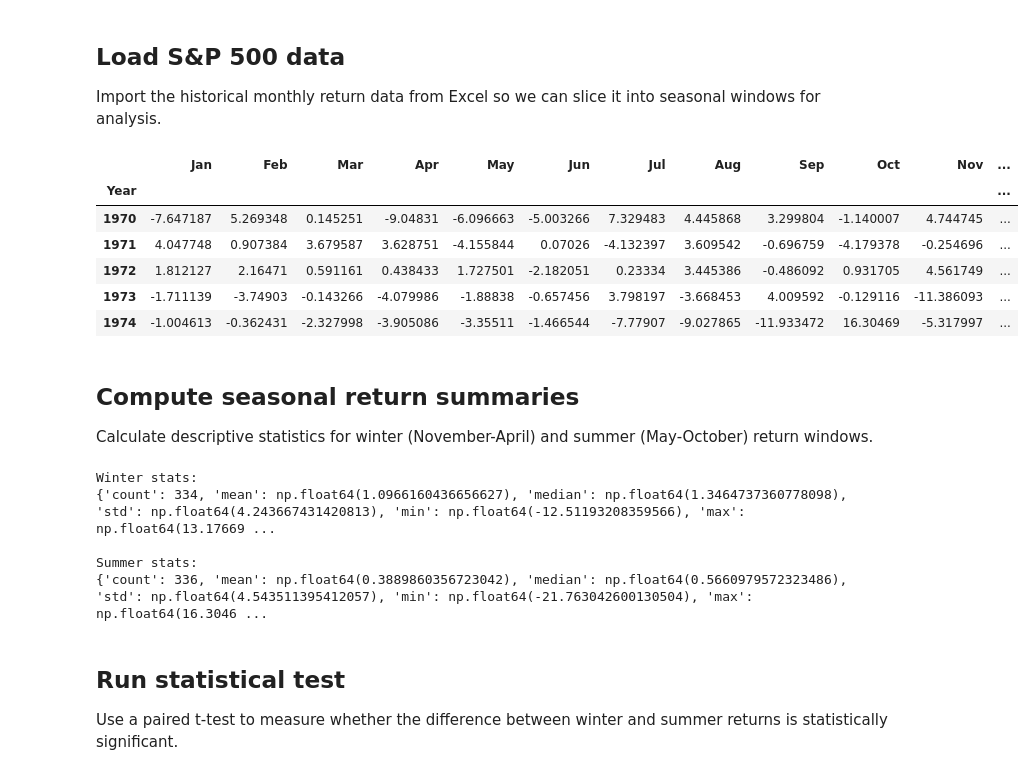
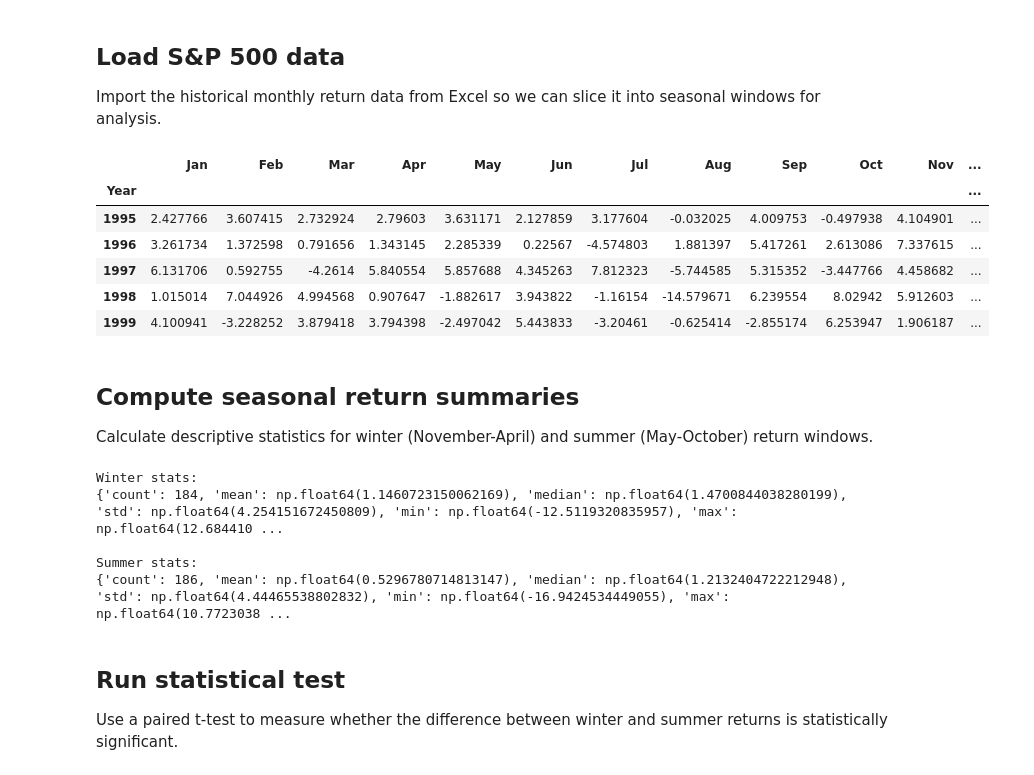
Before and after one commit to reading-stiener/offense-defense-project, a Jupyter notebook: notebooks/01_exploratory_analysis.ipynb, the cells around one changed output. Saved outputs shown, nothing was run; the diff lists cells and outputs as text; code cells hidden in the pictures.

```diff
--- a/notebooks/01_exploratory_analysis.ipynb
+++ b/notebooks/01_exploratory_analysis.ipynb
@@ -23,15 +23,16 @@ Import the historical monthly return data from Excel so we can slice it into sea
 # %%
 file_path = '../data/Seasonal S&P Data as of 11.13.2025 - Abhi.xlsx'
 df_sp500 = load_sector_data(file_path, 'S&P500')
+df_sp500 = df_sp500[df_sp500.index > 1994]
 df_sp500.head()
 # %% [output]
 |  | Jan | Feb | Mar | Apr | May | Jun | Jul | Aug | Sep | Oct | Nov | ... |
 | Year |  |  |  |  |  |  |  |  |  |  |  | ... |
-| 1970 | -7.647187 | 5.269348 | 0.145251 | -9.04831 | -6.096663 | -5.003266 | 7.329483 | 4.445868 | 3.299804 | -1.140007 | 4.744745 | ... |
-| 1971 | 4.047748 | 0.907384 | 3.679587 | 3.628751 | -4.155844 | 0.07026 | -4.132397 | 3.609542 | -0.696759 | -4.179378 | -0.254696 | ... |
-| 1972 | 1.812127 | 2.16471 | 0.591161 | 0.438433 | 1.727501 | -2.182051 | 0.23334 | 3.445386 | -0.486092 | 0.931705 | 4.561749 | ... |
-| 1973 | -1.711139 | -3.74903 | -0.143266 | -4.079986 | -1.88838 | -0.657456 | 3.798197 | -3.668453 | 4.009592 | -0.129116 | -11.386093 | ... |
-| 1974 | -1.004613 | -0.362431 | -2.327998 | -3.905086 | -3.35511 | -1.466544 | -7.77907 | -9.027865 | -11.933472 | 16.30469 | -5.317997 | ... |
+| 1995 | 2.427766 | 3.607415 | 2.732924 | 2.79603 | 3.631171 | 2.127859 | 3.177604 | -0.032025 | 4.009753 | -0.497938 | 4.104901 | ... |
+| 1996 | 3.261734 | 1.372598 | 0.791656 | 1.343145 | 2.285339 | 0.22567 | -4.574803 | 1.881397 | 5.417261 | 2.613086 | 7.337615 | ... |
+| 1997 | 6.131706 | 0.592755 | -4.2614 | 5.840554 | 5.857688 | 4.345263 | 7.812323 | -5.744585 | 5.315352 | -3.447766 | 4.458682 | ... |
+| 1998 | 1.015014 | 7.044926 | 4.994568 | 0.907647 | -1.882617 | 3.943822 | -1.16154 | -14.579671 | 6.239554 | 8.02942 | 5.912603 | ... |
+| 1999 | 4.100941 | -3.228252 | 3.879418 | 3.794398 | -2.497042 | 5.443833 | -3.20461 | -0.625414 | -2.855174 | 6.253947 | 1.906187 | ... |
 # %% [markdown]
 ## Compute seasonal return summaries
 
@@ -50,10 +51,10 @@ print("Summer stats:")
 print(summer_stats)
 # %% [output]
 Winter stats:
-{'count': 334, 'mean': np.float64(1.0966160436656627), 'median': np.float64(1.3464737360778098), 'std': np.float64(4.243667431420813), 'min': np.float64(-12.51193208359566), 'max': np.float64(13.17669 ...
+{'count': 184, 'mean': np.float64(1.1460723150062169), 'median': np.float64(1.4700844038280199), 'std': np.float64(4.254151672450809), 'min': np.float64(-12.5119320835957), 'max': np.float64(12.684410 ...
 
 Summer stats:
-{'count': 336, 'mean': np.float64(0.3889860356723042), 'median': np.float64(0.5660979572323486), 'std': np.float64(4.543511395412057), 'min': np.float64(-21.763042600130504), 'max': np.float64(16.3046 ...
+{'count': 186, 'mean': np.float64(0.5296780714813147), 'median': np.float64(1.2132404722212948), 'std': np.float64(4.44465538802832), 'min': np.float64(-16.9424534449055), 'max': np.float64(10.7723038 ...
 # %% [markdown]
 ## Run statistical test
 
```
Also changed, not shown: parts of 2 cells of this notebook, 1 other file.
